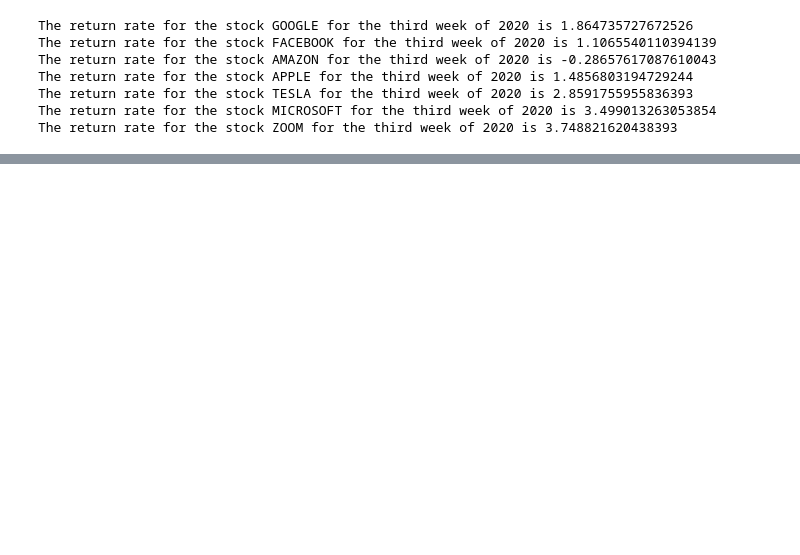
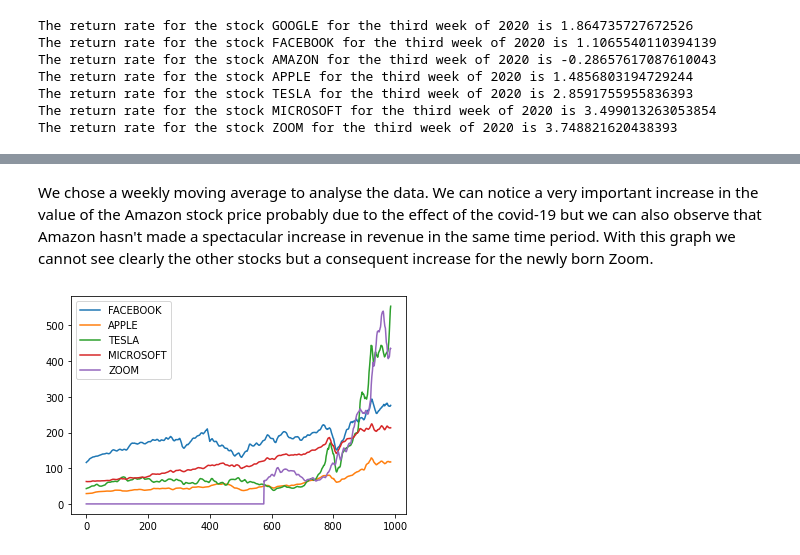
Before and after one commit to Miolith/bigdata_lab2, a Jupyter notebook: project.ipynb, the cells around one changed output, grey strips where cells are left out. Saved outputs shown, nothing was run; the diff lists cells and outputs as text; code cells hidden in the pictures; blank space fills up the shorter version.

```diff
--- a/project.ipynb
+++ b/project.ipynb
@@ -577,0 +658,16 @@ TESLA
+# %% [markdown]
+We chose a weekly moving average to analyse the data. We can notice a very important increase in the value of the Amazon stock price probably due to the effect of the covid-19 but we can also observe that Amazon hasn't made a spectacular increase in revenue in the same time period. With this graph we cannot see clearly the other stocks but a consequent increase for the newly born Zoom.
+# %%
+column = list(year_list[2017].keys())
+
+for i in range(len(column)):
+    if i == 0 or i == 2:
+        continue
+    if i == 6:
+        plt.plot(np.arange(576 + len(moving_data[i])), [0]*576+moving_data[i], label=column[i])
+    else:
+        plt.plot(np.arange(len(moving_data[i])), moving_data[i], label=column[i])
+plt.legend()
+plt.show()
+# %% [output]
+[figure, added]
```
Also changed, not shown: parts of 51 cells of this notebook.
